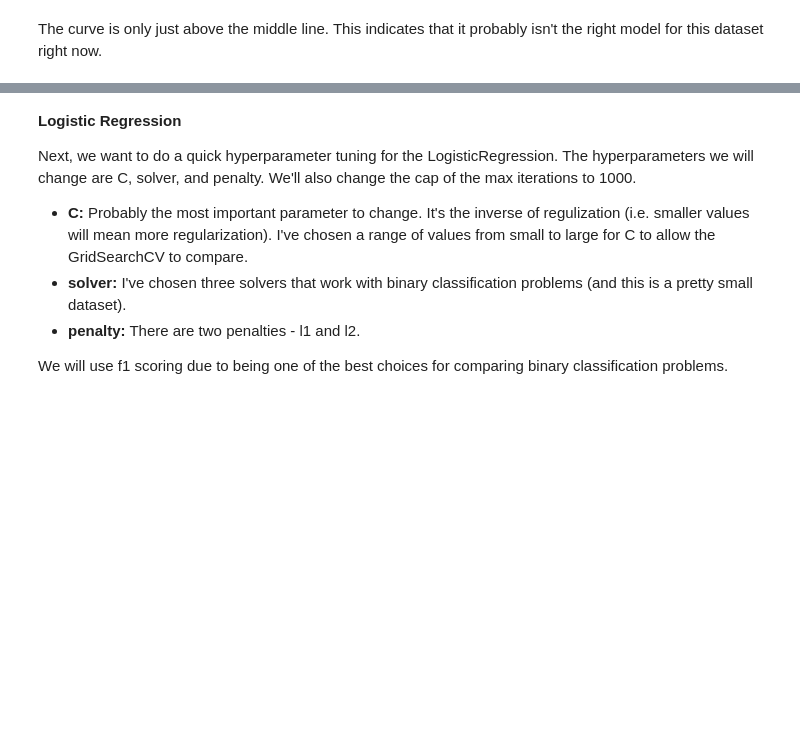
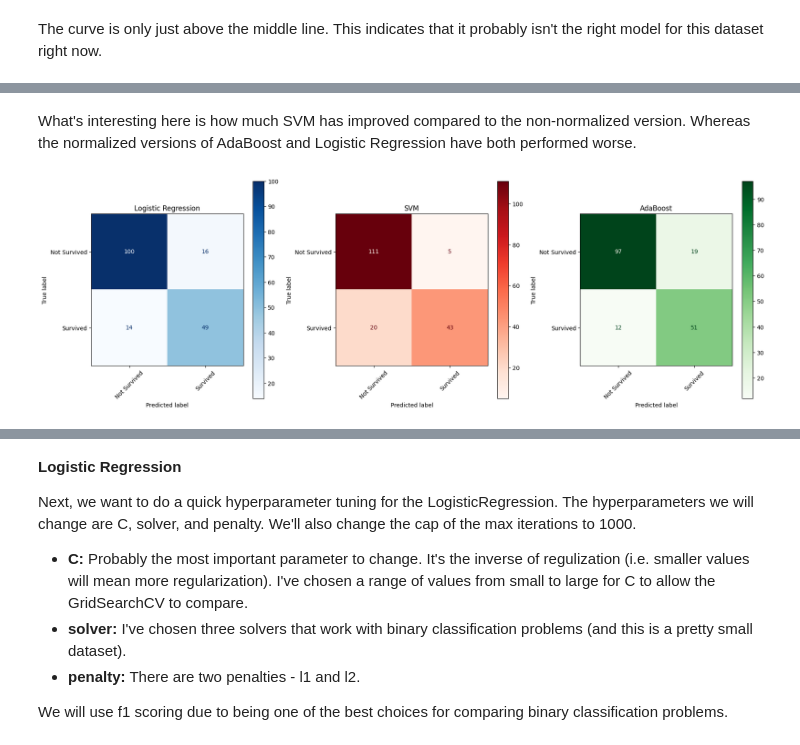
Before and after one commit to alexmaitken/csca5622-final, a Jupyter notebook: titanic-ml-from-disaster-supervised-learning.ipynb, the cells around one changed output, grey strips where cells are left out. Saved outputs shown, nothing was run; the diff lists cells and outputs as text; code cells hidden in the pictures; blank space fills up the shorter version.

```diff
--- a/titanic-ml-from-disaster-supervised-learning.ipynb
+++ b/titanic-ml-from-disaster-supervised-learning.ipynb
@@ -675,0 +753,30 @@ The curve is only just above the middle line. This indicates that it probably is
+# %% [markdown]
+What's interesting here is how much SVM has improved compared to the non-normalized version. Whereas the normalized versions of AdaBoost and Logistic Regression have both performed worse.
+# %%
+# Calculate the confusion matrices
+cm_log_scaled = confusion_matrix(y_test, y_pred_log_scaled)
+cm_svc_scaled = confusion_matrix(y_test, y_pred_svc_scaled)
+cm_ada_scaled = confusion_matrix(y_test, y_pred_ada_scaled)
+
+# Set up the figure and axes for subplots
+fig, axes = plt.subplots(1, 3, figsize=(18, 6))  # 1 row, 3 columns for the confusion matrices
+
+# Logistic Regression Confusion Matrix
+disp_log = ConfusionMatrixDisplay(confusion_matrix=cm_log_scaled, display_labels=['Not Survived', 'Survived'])
+disp_log.plot(xticks_rotation=45, cmap="Blues", ax=axes[0])
+axes[0].set_title('Logistic Regression')
+
+# SVM Confusion Matrix
+disp_svm = ConfusionMatrixDisplay(confusion_matrix=cm_svc_scaled, display_labels=['Not Survived', 'Survived'])
+disp_svm.plot(xticks_rotation=45, cmap="Reds", ax=axes[1])
+axes[1].set_title('SVM')
+
+# AdaBoost Confusion Matrix
+disp_ada = ConfusionMatrixDisplay(confusion_matrix=cm_ada_scaled, display_labels=['Not Survived', 'Survived'])
+disp_ada.plot(xticks_rotation=45, cmap="Greens", ax=axes[2])
+axes[2].set_title('AdaBoost')
+
+plt.tight_layout()
+plt.show()
+# %% [output]
+[figure, added]
```
Also changed, not shown: parts of 55 cells of this notebook.
